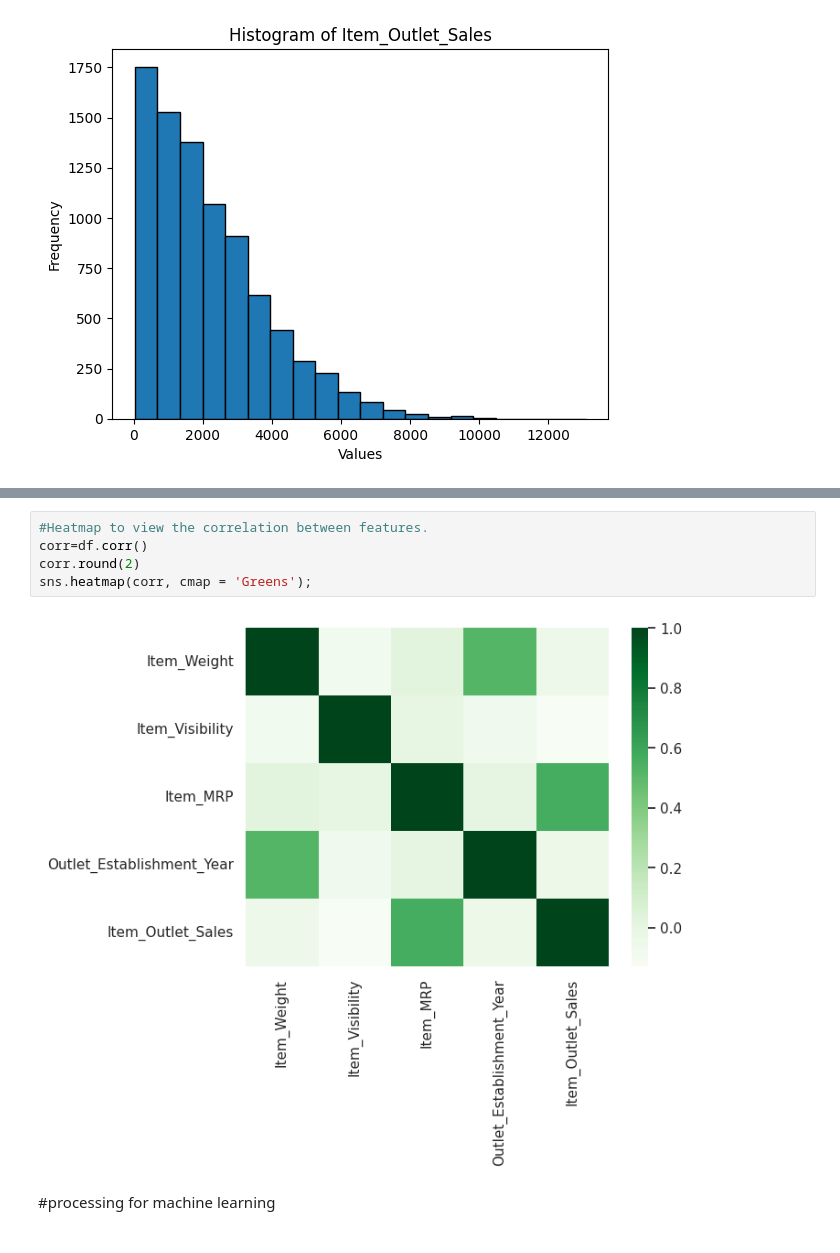
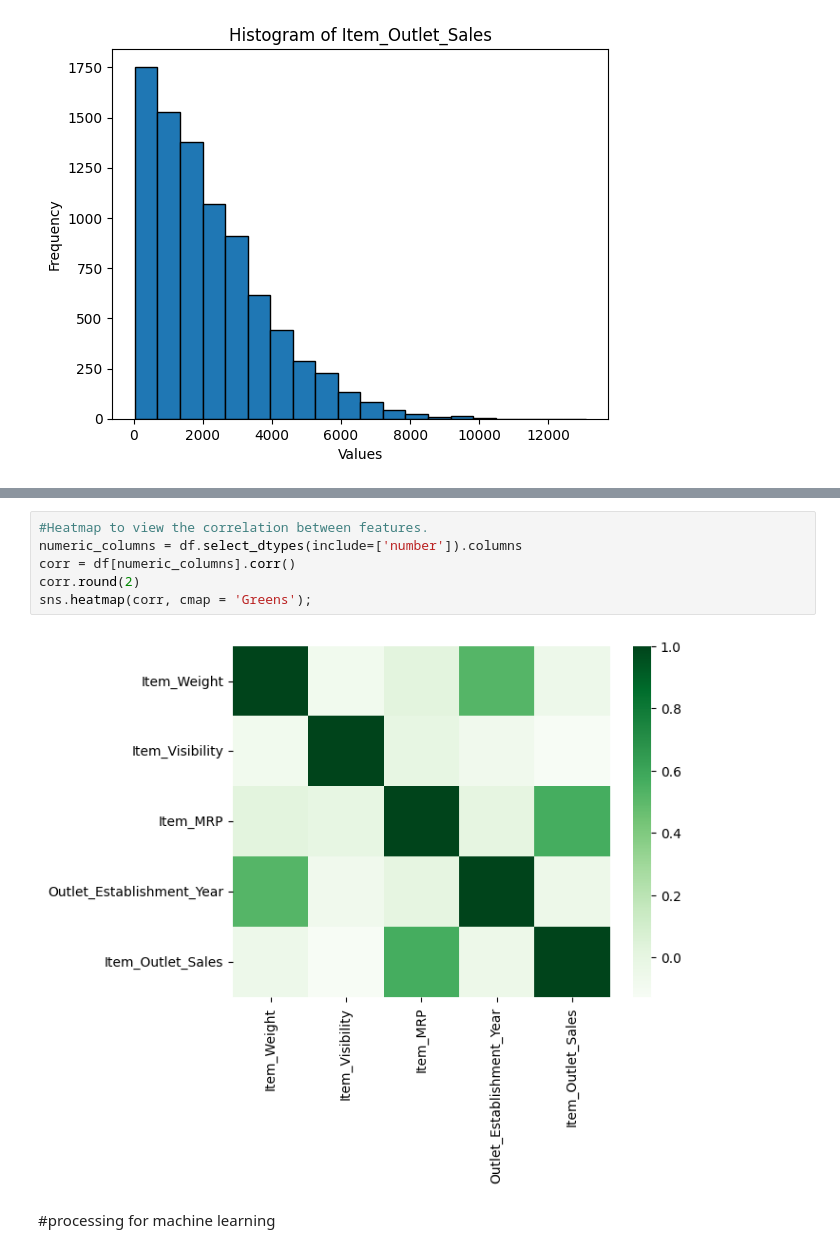
Before and after one commit to idrissliouane/Prediction-of-Product-Sales, a Jupyter notebook: Prediction_of_Product_Sales.ipynb, the cells around one changed output, grey strips where cells are left out. Drawn from its saved outputs; the diff is of its cells as text.

```diff
--- a/Prediction_of_Product_Sales.ipynb
+++ b/Prediction_of_Product_Sales.ipynb
@@ -334,10 +335,11 @@ for feature in categorical_features:
 # %%
 #Heatmap to view the correlation between features.
-corr=df.corr()
+numeric_columns = df.select_dtypes(include=['number']).columns
+corr = df[numeric_columns].corr()
 corr.round(2)
 sns.heatmap(corr, cmap = 'Greens');
 # %% [output]
-[figure, old version]
+[figure, new version]
 # %% [markdown]
 #processing for machine learning
 # %%
```
Also changed, not shown: parts of 28 cells of this notebook.
